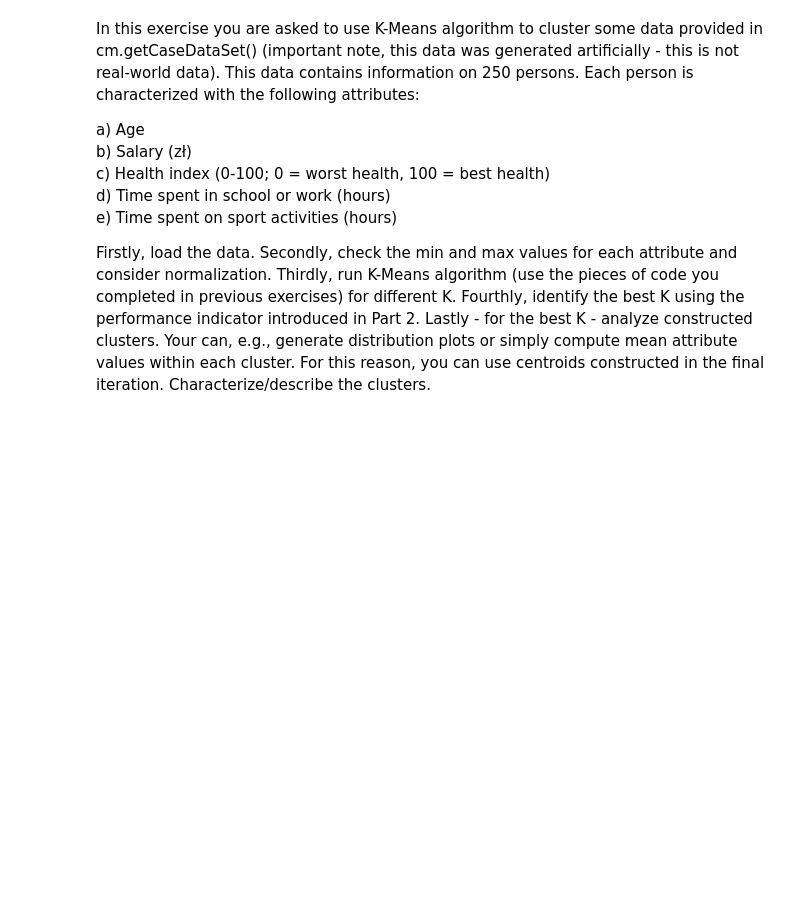
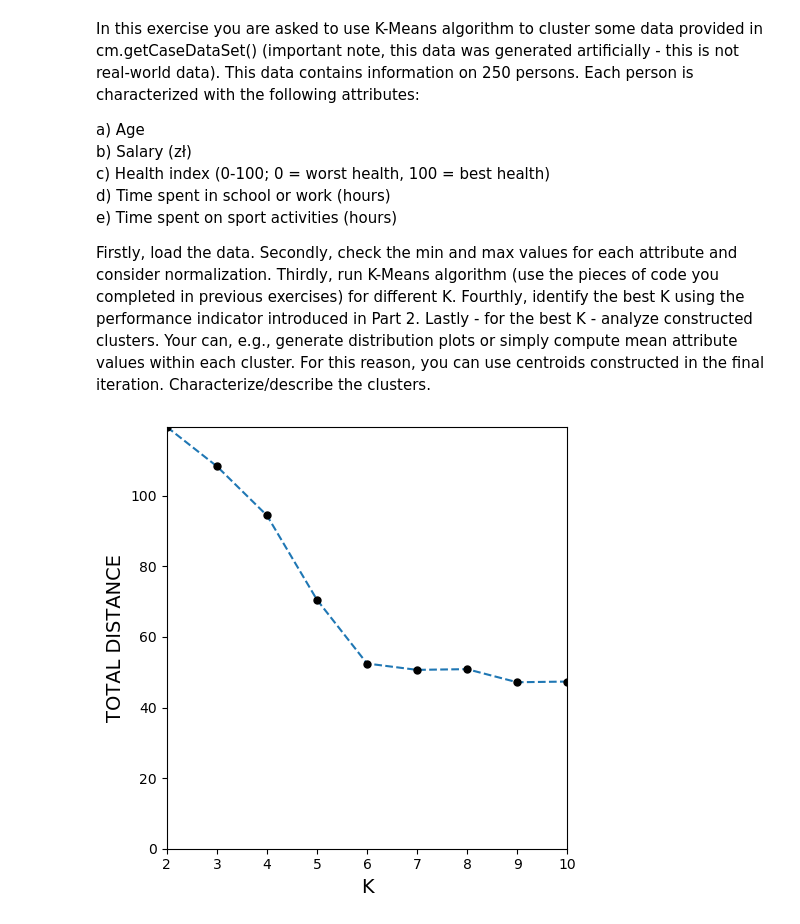
Before and after one commit to TomKuc/IAI, a Jupyter notebook: lab1/Exercises1.ipynb, the cells around one changed output. Drawn from its saved outputs; the diff is of its cells as text; code cells hidden in the pictures; blank space fills up the shorter version.

```diff
--- a/lab1/Exercises1.ipynb
+++ b/lab1/Exercises1.ipynb
@@ -198,6 +206,7 @@ Firstly, load the data. Secondly, check the min and max values for each attribut
 DATA = cm.getCaseDataSet()
 # %%
 ### CONSIDER NORMALIZATION HERE
+"""
 def doNormalization(DATA,M):
     NEW_DATA=[[] for i in range(len(DATA))]
     for data_type in range(M):
@@ -207,11 +216,22 @@ def doNormalization(DATA,M):
             normal_value = (DATA[arg][data_type]-min_value)/(max_value-min_value)
             NEW_DATA[arg].append(normal_value)
     return NEW_DATA
+"""
+def doNormalization(DATA,M):
+    DATA_N=[]
+    min_values = [min([item[data_type] for item in DATA]) for data_type in range(M)]
+    max_values = [max([item[data_type] for item in DATA]) for data_type in range(M)]
+    for item in DATA:
+        DATA_N.append([(item[data_type] - min_values[data_type])/(max_values[data_type] - min_values[data_type]) for data_type in range(M)])
+    return DATA_N, min_values, max_values
+
+DATA_N, min_values, max_values = doNormalization(DATA, M = 5)
 # %%
- def doKMeans_CaseStudy(DATA, K = 2, M = 5):
-    CENTROIDS = getCentroids(K, DATA) # GET CENTOIDS
+def doKMeans_CaseStudy(DATA, K = 2, M = 5, CENTROIDS = None):
+    if CENTROIDS is None:
+        CENTROIDS = getCentroids(K, DATA) # GET CENTOIDS
     ASSIGNMENTS = [[] for i in range(K)] #
-    ### TODO
+    DATA, CENTROIDS, ASSIGNMENTS = doKMeans(DATA, CENTROIDS, K, M, display=False)
     return DATA, CENTROIDS, ASSIGNMENTS
 
 DATA_N, CENTROIDS, ASSIGNMENTS = doKMeans_CaseStudy(DATA_N, K = 2)
@@ -221,0 +238,11 @@ DATA_N, CENTROIDS, ASSIGNMENTS = doKMeans_CaseStudy(DATA_N, K = 2)
+# %%
+results=[]
+for k in range(2, 11):
+    DATA_N, NEW_CENTROIDS, NEW_ASSIGNMENTS = doKMeans_CaseStudy(DATA_N, K = k, M = 5)
+    K_distance = getTotalDistance(DATA_N, NEW_CENTROIDS, NEW_ASSIGNMENTS)
+    results.append([k, K_distance])
+cm.displayResults(plt,results)
+
+### K = 6 seems like the best option
+# %% [output]
+[figure, added]
```
Also changed, not shown: parts of 11 cells of this notebook.
